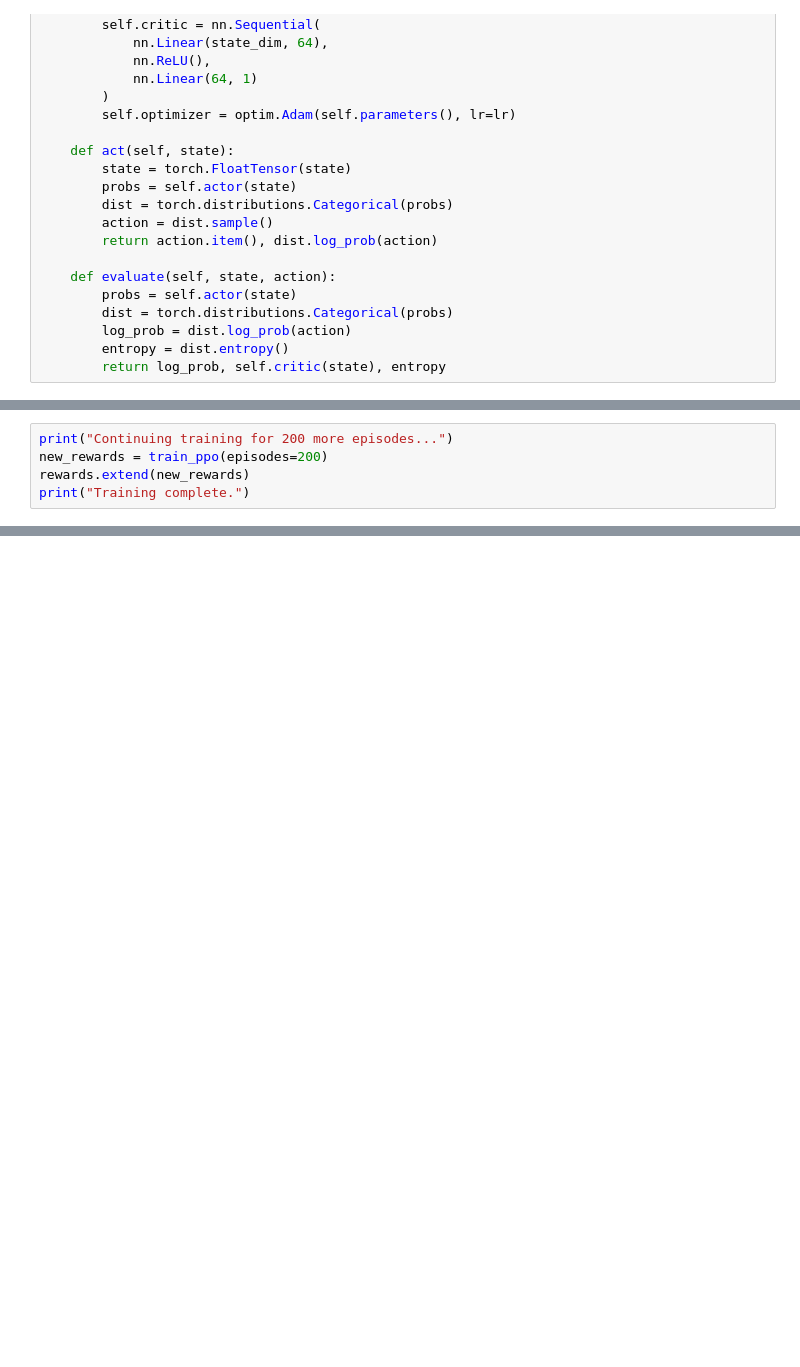
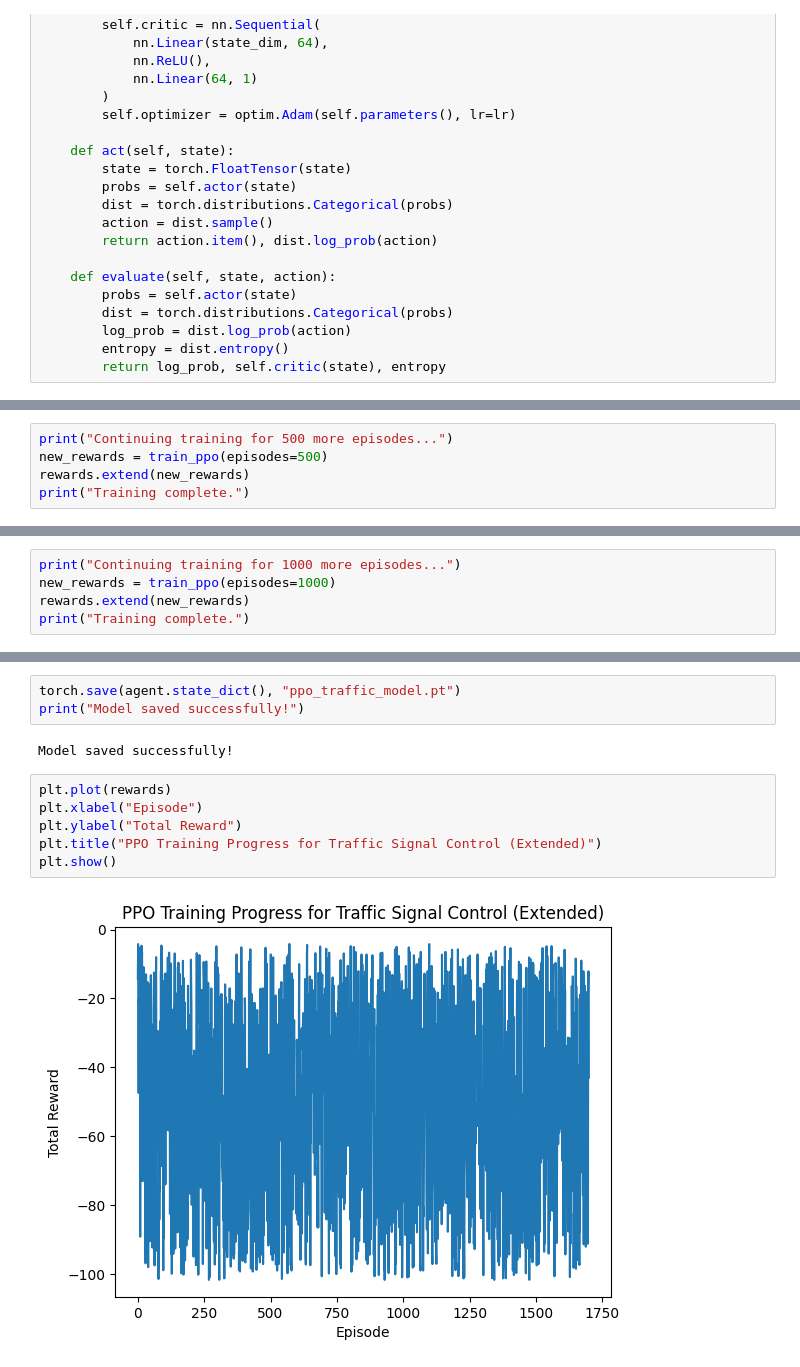
Before and after one commit to PSaanviBhat/Reinforcement-Learning-Intelligent-Traffic-Light-Controller, a Jupyter notebook: RL_nexus(wo_sumo).ipynb, the cells around one changed output, grey strips where cells are left out. Drawn from its saved outputs; the diff is of its cells as text; blank space fills up the shorter version.

Commit message:
1000 episodes

```diff
--- a/RL_nexus(wo_sumo).ipynb
+++ b/RL_nexus(wo_sumo).ipynb
@@ -173,5 +243,5 @@ print("Model loaded successfully!")
 # %%
-print("Continuing training for 200 more episodes...")
-new_rewards = train_ppo(episodes=200)
+print("Continuing training for 500 more episodes...")
+new_rewards = train_ppo(episodes=500)
 rewards.extend(new_rewards)
 print("Training complete.")
@@ -183,0 +286,5 @@ plt.show()
+# %%
+print("Continuing training for 1000 more episodes...")
+new_rewards = train_ppo(episodes=1000)
+rewards.extend(new_rewards)
+print("Training complete.")
@@ -183,0 +306,13 @@ plt.show()
+# %%
+torch.save(agent.state_dict(), "ppo_traffic_model.pt")
+print("Model saved successfully!")
+# %% [output]
+Model saved successfully!
+# %%
+plt.plot(rewards)
+plt.xlabel("Episode")
+plt.ylabel("Total Reward")
+plt.title("PPO Training Progress for Traffic Signal Control (Extended)")
+plt.show()
+# %% [output]
+[figure, added]
```
Also changed, not shown: parts of 16 cells of this notebook, 1 other file.
